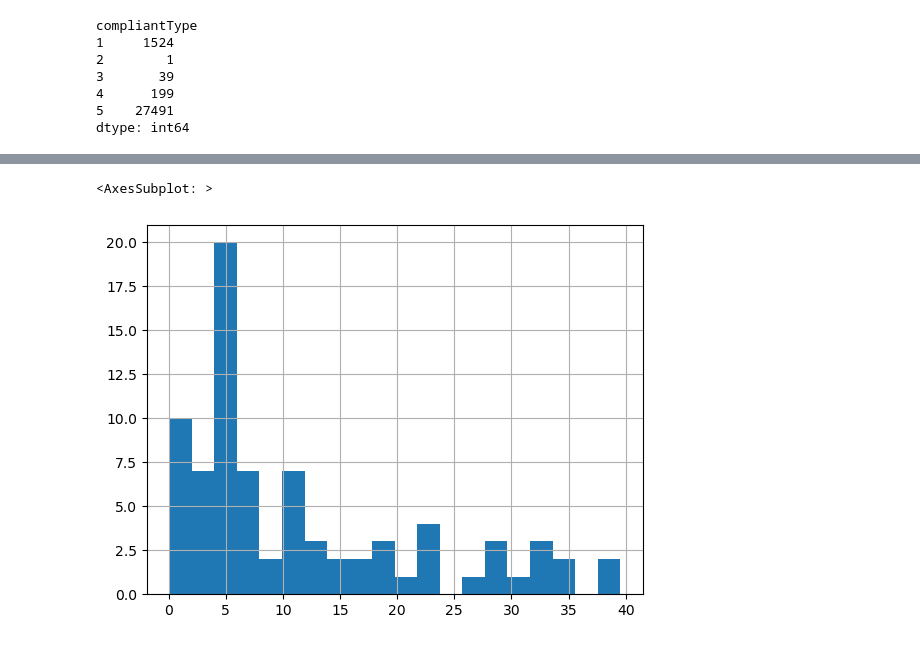
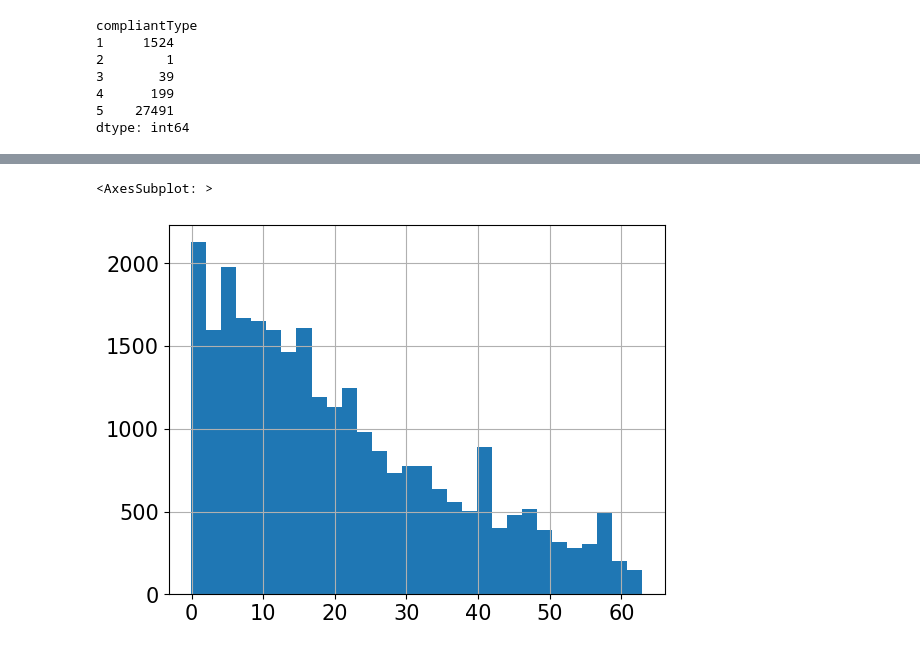
Before and after one commit to yamoyamoto/lib_network_research, a Jupyter notebook: analyzer/exprore_cargo_vul_analyze_data.ipynb, the cells around one changed output, grey strips where cells are left out. Saved outputs shown, nothing was run; the diff lists cells and outputs as text; code cells hidden in the pictures.

```diff
--- a/analyzer/exprore_cargo_vul_analyze_data.ipynb
+++ b/analyzer/exprore_cargo_vul_analyze_data.ipynb
@@ -43,0 +84,9 @@ vul_data.query('compliantType == 2 and vul_end_timestamp < 1674091000').loc[:,["
+# %%
+parsed_datetime = datetime.datetime(2023, 1, 1, 0, 0, 0, 0)
+vul_end_last_datetime = datetime.datetime(2020, 1, 12, 0, 0, 0, 0)
+
+vul_data["vul_end_datetime"] = vul_data["vul_end_datetime"].where(vul_data["vul_end_timestamp"] < parsed_datetime.timestamp(), vul_end_last_datetime.strftime('%Y-%m-%d %H:%M:%S'))
+vul_data["vul_end_timestamp"] = vul_data["vul_end_timestamp"].where(vul_data["vul_end_timestamp"] < parsed_datetime.timestamp(), vul_end_last_datetime.timestamp())
+vul_data["vul_months"] = (vul_data["vul_end_timestamp"] - vul_data["vul_start_timestamp"]) / (3600 * 24 * 30)
+vul_data
+vul_data["status"] = vul_data["vul_end_timestamp"] < vul_end_last_datetime.timestamp()
@@ -58,0 +132,6 @@ dtype: int64
+# %%
+vul_data_compliant = vul_data[vul_data["compliantType"] == 1]
+vul_data_permissive = vul_data[vul_data["compliantType"] == 2]
+vul_data_restrictive = vul_data[vul_data["compliantType"] == 3]
+vul_data_compliant_pre = vul_data[vul_data["compliantType"] == 4]
+vul_data_permissive_pre = vul_data[vul_data["compliantType"] == 5]
@@ -58,0 +170,28 @@ dtype: int64
+# %%
+cph_compliant = CoxPHFitter()
+cph_compliant.fit(pd.concat([vul_data_compliant["vul_months"], vul_data_compliant["status"].map(lambda x: 1 if x else 0),
+                             vul_data_compliant["project_id"]
+                             ], axis=1), "vul_months", "status",
+                  weights_col="project_id",
+                  robust=True)
+survival_f_compliant = cph_compliant.predict_survival_function(np.arange(0, 100, 1000))
+
+
+cph_permissive = CoxPHFitter()
+cph_permissive.fit(pd.concat([vul_data_permissive["vul_months"], vul_data_permissive["status"].map(lambda x: 1 if x else 0)], axis=1), "vul_months", "status", robust=True)
+survival_f_permissive = cph_permissive.predict_survival_function(np.arange(0, 100, 1000))
+
+cph_restrictive = CoxPHFitter()
+cph_restrictive.fit(pd.concat([vul_data_restrictive["vul_months"], vul_data_restrictive["status"].map(lambda x: 1 if x else 0)], axis=1), "vul_months", "status", robust=True)
+survival_f_restrictive = cph_restrictive.predict_survival_function(np.arange(0, 100, 1000))
+
+plt.rcParams["font.size"] = 15
+plt.figure(figsize=[10, 5])
+plt.step(survival_f_restrictive.index, survival_f_restrictive[0], where="post", label="restrictive", color="green")
+plt.step(survival_f_permissive.index, survival_f_permissive[0], where="post", label="permissive", color="orange")
+plt.step(survival_f_compliant.index, survival_f_compliant[0], where="post", label="compliant", color="blue")
+
+plt.legend()
+
+plt.ylabel("probability")
+plt.xlabel("time $t$ [month]")
@@ -156,5 +255,5 @@ Text(0.5, 0, 'time $t$')
 # %%
-vul_data_compliant[vul_data_compliant["vul_end_timestamp"] < 1674091000]["vul_months"].hist(bins=20)
+vul_data_permissive_pre["vul_months"].hist(bins=30)
 # %% [output]
 <AxesSubplot: >
-[figure, old version]
+[figure, new version]
```
Also changed, not shown: parts of 42 cells of this notebook.
